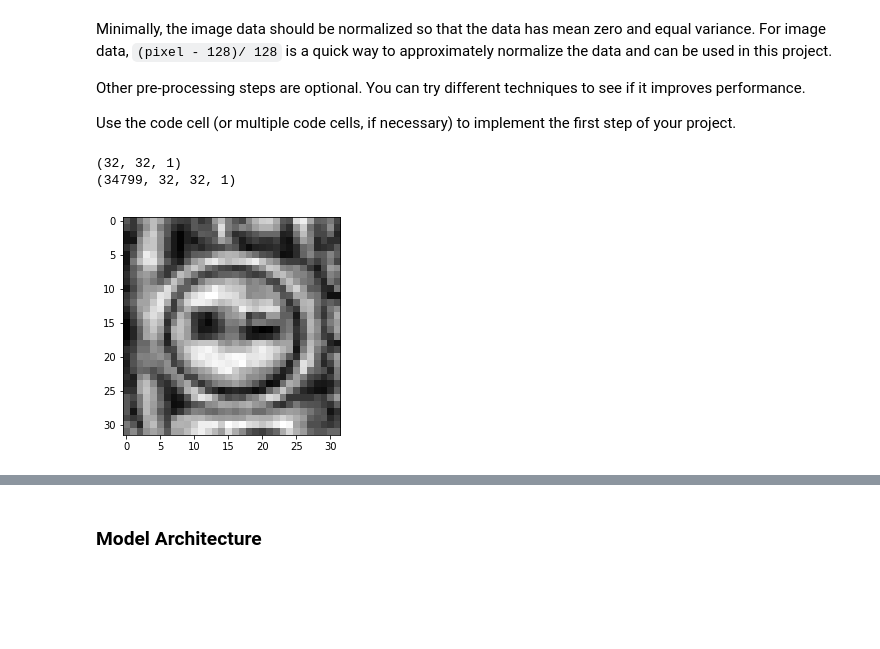
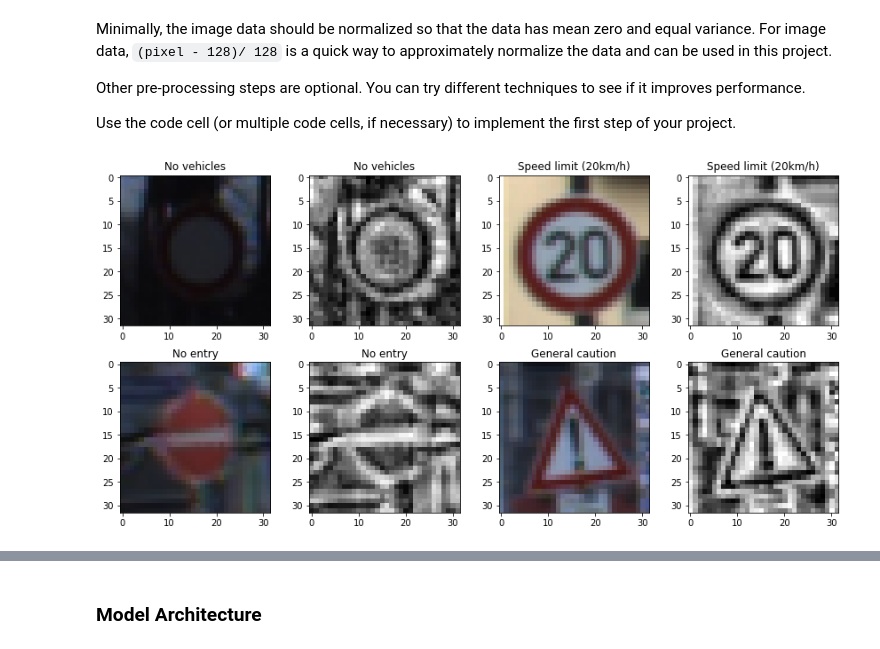
Before and after one commit to wengyao04/CarND-Traffic-Sign-Classifier-Project, a Jupyter notebook: Traffic_Sign_Classifier.ipynb, the cells around one changed output, grey strips where cells are left out. Cells and saved outputs as stored; diff of their text form; code cells hidden in the pictures; blank space fills up the shorter version.

```diff
--- a/Traffic_Sign_Classifier.ipynb
+++ b/Traffic_Sign_Classifier.ipynb
@@ -198,11 +193,28 @@ X_test, y_test = process_images(X_test_original, y_test_original)
-# %%
-gray = X_train[0]
-print(gray.shape)
-plt.imshow(gray.reshape(32,32), cmap = plt.get_cmap('gray'))
-#plt.show()
-#print(gray)
-print (X_train.shape)
-# %% [output]
-(32, 32, 1)
-(34799, 32, 32, 1)
-[figure, removed]
+# %%
+X_train_, y_train_ = process_images(X_train_original, y_train_original, False)
+# %%
+def plot_processed_images(image_index_list):
+    fig = plt.figure(figsize=(12, 6))
+    idx = 0
+    for image_idx in image_index_list:
+        idx = idx + 1
+        plt.subplot(2, 4, idx)
+        original = X_train_original[image_idx]
+        plt.title(signnames[y_train_[image_idx]])
+        plt.imshow(original)
+
+        idx = idx + 1
+        plt.subplot(2, 4, idx)
+        gray = X_train_[image_idx]
+        plt.title(signnames[y_train_[image_idx]])
+        plt.imshow(gray.reshape(32,32), cmap = plt.get_cmap('gray'))
+    fig.tight_layout()
+    plt.savefig('preprocessed_sign.png')
+#print(signnames[y_train[0]])
+# %%
+image_index_list = [29909, 9960, 30449, 20370]
+#plt.imshow(X_train_original[21810])
+#plt.imshow(X_train_[21810].reshape(32,32), cmap = plt.get_cmap('gray'))
+plot_processed_images(image_index_list)
+# %% [output]
+[figure, added]
```
Also changed, not shown: parts of 21 cells of this notebook.
